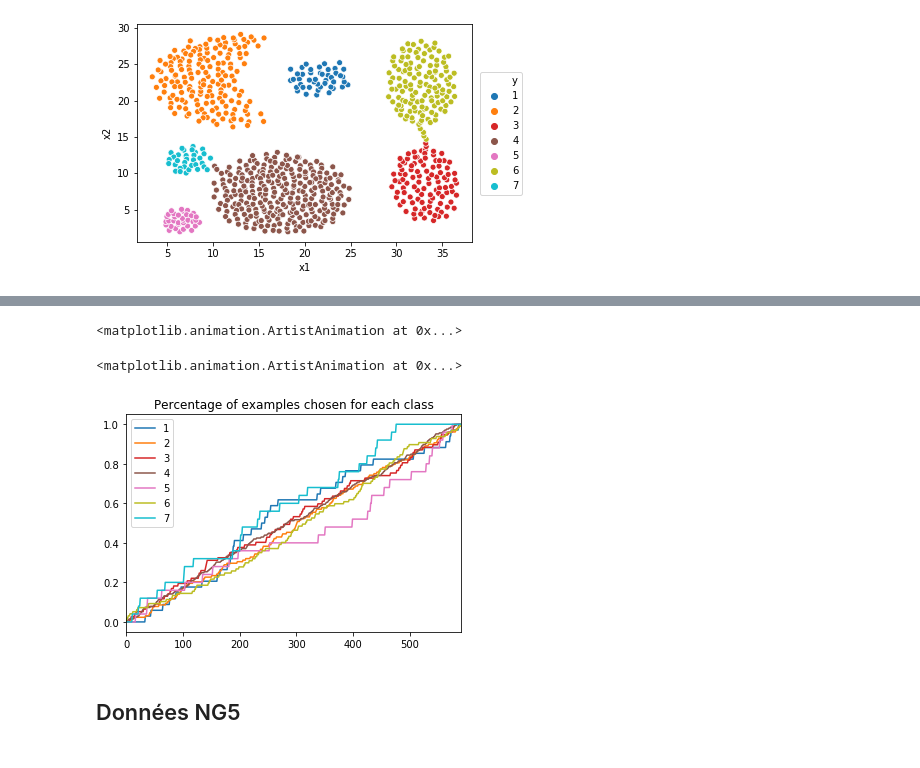
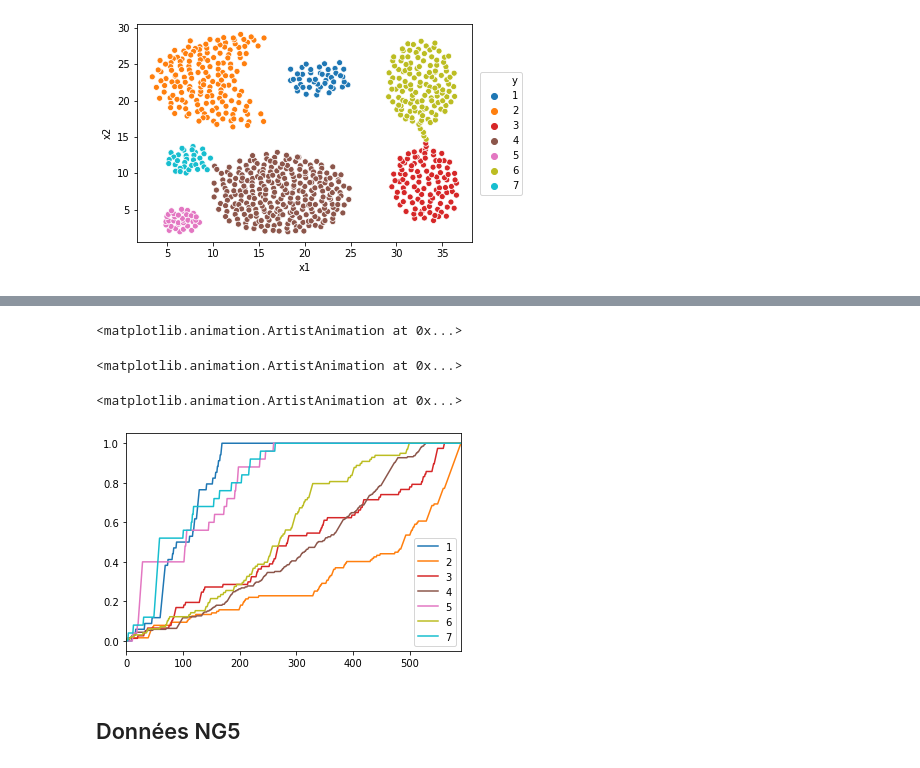
Before and after one commit to mahdiou-diallo/ActiveLearning, a Jupyter notebook: notebook.ipynb, the cells around one changed output, grey strips where cells are left out. Drawn from its saved outputs; the diff is of its cells as text; code cells hidden in the pictures.

Commit message:
improve visualisation correct bug in selection count

```diff
--- a/notebook.ipynb
+++ b/notebook.ipynb
@@ -134,4 +246,4 @@ batch_size = 10
 # %%
 lc_learner = ActiveLearner(classifier(**clf_params), strategy='least_conf')
 lc_oracle = Oracle(lc_learner, metrics=[precision_score, recall_score, f1_score])
-lc_oracle.fit(X_train, y_train, X_test, y_test, batch_size=batch_size, init_size=20)
+lc_oracle.fit(X_train, y_train, X_test, y_test, batch_size=batch_size, init_size=init_size)
@@ -168,32 +360,48 @@ ax.set_title('Learner with "Random" query');
+# %%
+choice_order = margin_oracle.time_chosen_.copy()
+models = margin_oracle.models_
+# choice_order[choice_order >= 0] = choice_order[choice_order >= 0] // 5 # reduce the number of frames
+anim = animate_choices(X_train, y_train, choice_order, models, interval=500)
+anim
+# %% [output]
+<matplotlib.animation.ArtistAnimation at 0x...>
+# %%
+choice_order = entropy_oracle.time_chosen_.copy()
+models = entropy_oracle.models_
+# choice_order[choice_order >= 0] = choice_order[choice_order >= 0] // 5 # reduce the number of frames
+anim = animate_choices(X_train, y_train, choice_order, models, interval=500)
+anim
+# %% [output]
+<matplotlib.animation.ArtistAnimation at 0x...>
 # %%
-choice_order = lc_oracle.time_chosen_
-choice_order[choice_order != -1] = choice_order[choice_order != -1] // 5 # reduce the number of frames
-anim = animate_choices(X_train, y_train, choice_order, interval=500)
+choice_order = rand_oracle.time_chosen_.copy()
+models = rand_oracle.models_
+# choice_order[choice_order != -1] = choice_order[choice_order != -1] // 5 # reduce the number of frames
+anim = animate_choices(X_train, y_train, choice_order, models, interval=500)
 anim
 # %% [output]
 <matplotlib.animation.ArtistAnimation at 0x...>
-# %%
-choice_order = rand_oracle.time_chosen_
-choice_order[choice_order != -1] = choice_order[choice_order != -1] // 5 # reduce the number of frames
-anim = animate_choices(X_train, y_train, choice_order, interval=500)
-anim
-# %% [output]
-<matplotlib.animation.ArtistAnimation at 0x...>
 # %%
-labels = np.unique(y_train)
-classes = np.arange(labels.shape[0])
-class_mat = np.zeros((y_train.shape[0], classes.shape[0]), dtype=bool)
-for c in classes:
-    class_mat[:, c] = y_train == labels[c]
+def plot_choice_order(time_chosen, y):
+    choice_order = np.argsort(time_chosen)
+    y = y[choice_order]
+    labels = np.unique(y)
+    classes = np.arange(labels.shape[0])
+    class_mat = np.zeros((y.shape[0], classes.shape[0]), dtype=bool)
+    for c in classes:
+        class_mat[:, c] = y == labels[c]
 
-class_counts = class_mat.sum(axis=0)
-df_classes = pd.DataFrame(class_mat, columns=labels)
+    class_counts = class_mat.sum(axis=0)
+    df_classes = pd.DataFrame(class_mat, columns=labels)
 
-percent_chosen = df_classes.cumsum(axis=0)/class_counts
-ax = percent_chosen.plot(cmap='tab10')
-ax.set_title('Percentage of examples chosen for each class');
+    percent_chosen = df_classes.cumsum(axis=0)/class_counts
+    ax = percent_chosen.plot(cmap='tab10')
+    return ax
-# %% [output]
-[figure, removed]
+# %%
+plot_choice_order(lc_oracle.time_chosen_, y_train)
+ax.set_title('Percentage of examples chosen for each class');
+# %% [output]
+[figure, added]
 # %% [markdown]
 ## Données NG5
 # %%
```
Also changed, not shown: parts of 18 cells of this notebook, 1 other file.
